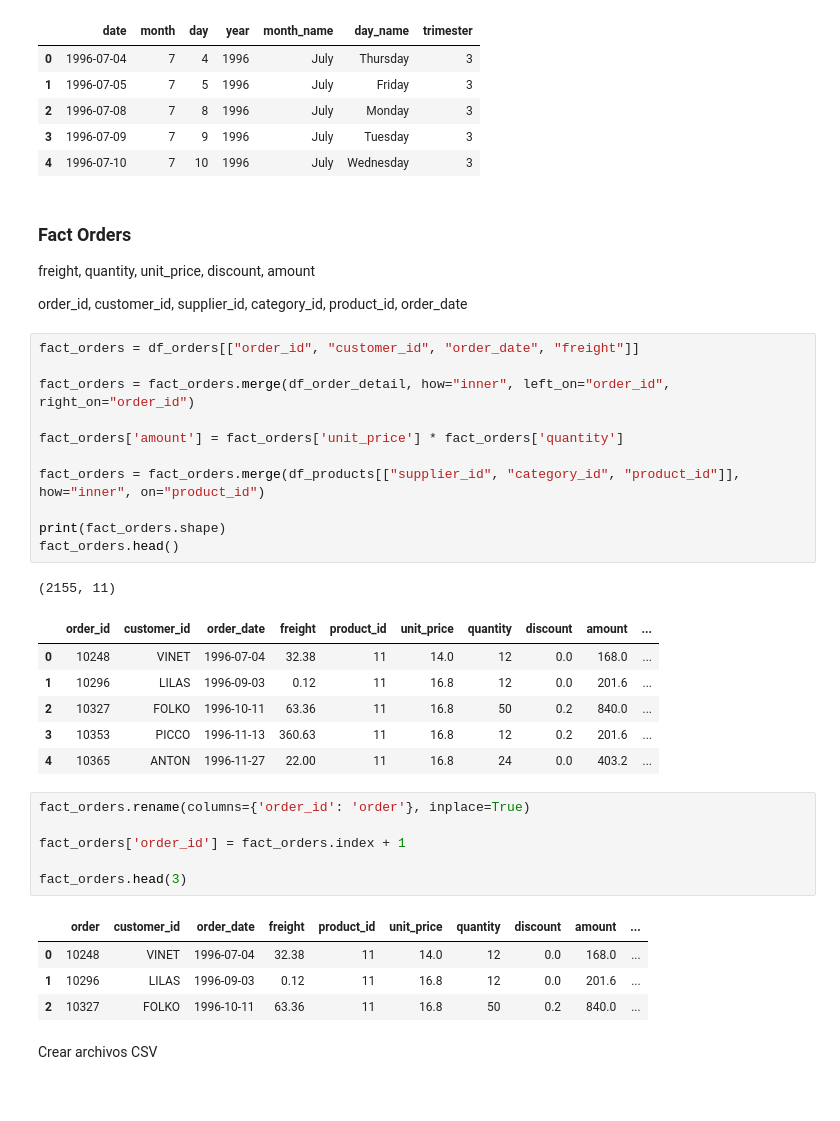
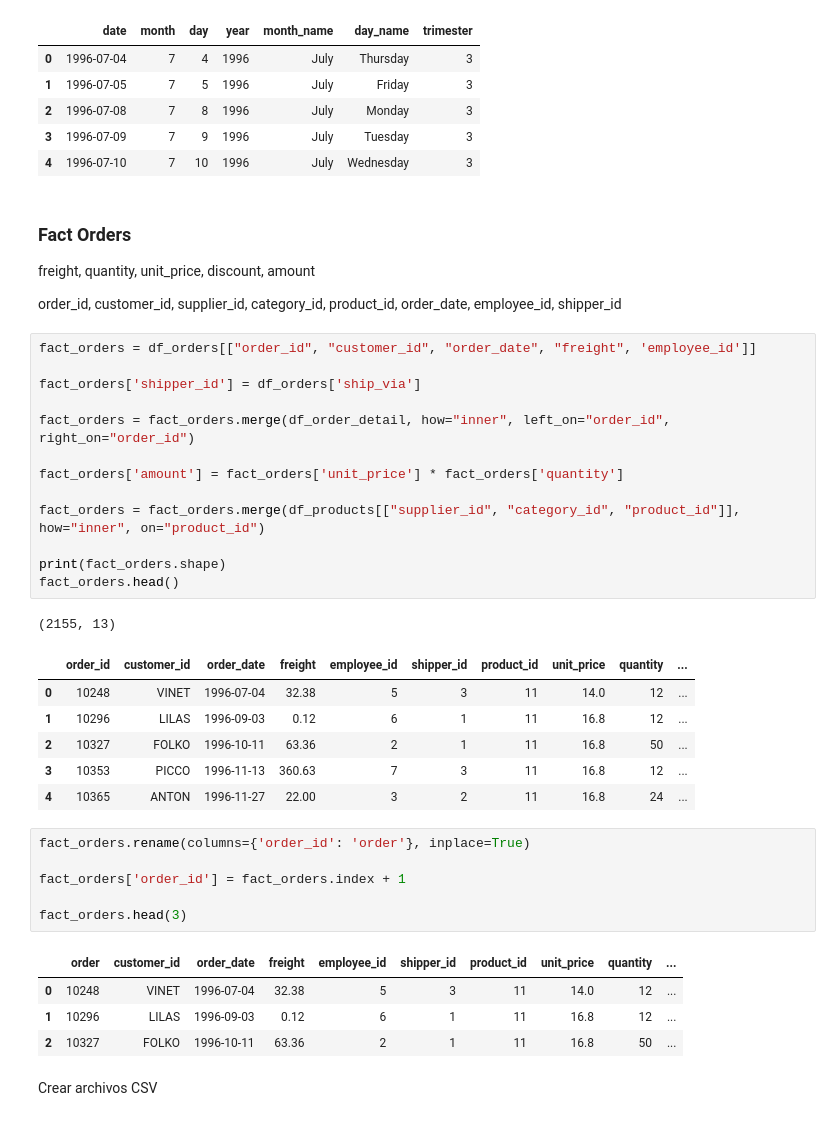
Before and after one commit to SGiraldoZ/nortwhind_ETL, a Jupyter notebook: ETL_nw.ipynb, the cells around one changed output. Cells and saved outputs as stored; diff of their text form.

Commit message:
New dims and fact fields included

```diff
--- a/ETL_nw.ipynb
+++ b/ETL_nw.ipynb
@@ -260,26 +333,28 @@ dim_time.head()
 
 freight, quantity, unit_price, discount, amount
 
-order_id, customer_id, supplier_id, category_id, product_id, order_date
+order_id, customer_id, supplier_id, category_id, product_id, order_date, employee_id, shipper_id
 # %%
-fact_orders = df_orders[["order_id", "customer_id", "order_date", "freight"]]
+fact_orders = df_orders[["order_id", "customer_id", "order_date", "freight", 'employee_id']]
+
+fact_orders['shipper_id'] = df_orders['ship_via']
 
 fact_orders = fact_orders.merge(df_order_detail, how="inner", left_on="order_id", right_on="order_id")
 
 fact_orders['amount'] = fact_orders['unit_price'] * fact_orders['quantity']
 
 fact_orders = fact_orders.merge(df_products[["supplier_id", "category_id", "product_id"]], how="inner", on="product_id")
 
 print(fact_orders.shape)
 fact_orders.head()
 # %% [output]
-(2155, 11)
+(2155, 13)
-|  | order_id | customer_id | order_date | freight | product_id | unit_price | quantity | discount | amount | ... |
-| 0 | 10248 | VINET | 1996-07-04 | 32.38 | 11 | 14.0 | 12 | 0.0 | 168.0 | ... |
-| 1 | 10296 | LILAS | 1996-09-03 | 0.12 | 11 | 16.8 | 12 | 0.0 | 201.6 | ... |
-| 2 | 10327 | FOLKO | 1996-10-11 | 63.36 | 11 | 16.8 | 50 | 0.2 | 840.0 | ... |
-| 3 | 10353 | PICCO | 1996-11-13 | 360.63 | 11 | 16.8 | 12 | 0.2 | 201.6 | ... |
-| 4 | 10365 | ANTON | 1996-11-27 | 22.00 | 11 | 16.8 | 24 | 0.0 | 403.2 | ... |
+|  | order_id | customer_id | order_date | freight | employee_id | shipper_id | product_id | unit_price | quantity | ... |
+| 0 | 10248 | VINET | 1996-07-04 | 32.38 | 5 | 3 | 11 | 14.0 | 12 | ... |
+| 1 | 10296 | LILAS | 1996-09-03 | 0.12 | 6 | 1 | 11 | 16.8 | 12 | ... |
+| 2 | 10327 | FOLKO | 1996-10-11 | 63.36 | 2 | 1 | 11 | 16.8 | 50 | ... |
+| 3 | 10353 | PICCO | 1996-11-13 | 360.63 | 7 | 3 | 11 | 16.8 | 12 | ... |
+| 4 | 10365 | ANTON | 1996-11-27 | 22.00 | 3 | 2 | 11 | 16.8 | 24 | ... |
 # %%
 fact_orders.rename(columns={'order_id': 'order'}, inplace=True)
 
@@ -287,10 +362,10 @@ fact_orders['order_id'] = fact_orders.index + 1
 
 fact_orders.head(3)
 # %% [output]
-|  | order | customer_id | order_date | freight | product_id | unit_price | quantity | discount | amount | ... |
-| 0 | 10248 | VINET | 1996-07-04 | 32.38 | 11 | 14.0 | 12 | 0.0 | 168.0 | ... |
-| 1 | 10296 | LILAS | 1996-09-03 | 0.12 | 11 | 16.8 | 12 | 0.0 | 201.6 | ... |
-| 2 | 10327 | FOLKO | 1996-10-11 | 63.36 | 11 | 16.8 | 50 | 0.2 | 840.0 | ... |
+|  | order | customer_id | order_date | freight | employee_id | shipper_id | product_id | unit_price | quantity | ... |
+| 0 | 10248 | VINET | 1996-07-04 | 32.38 | 5 | 3 | 11 | 14.0 | 12 | ... |
+| 1 | 10296 | LILAS | 1996-09-03 | 0.12 | 6 | 1 | 11 | 16.8 | 12 | ... |
+| 2 | 10327 | FOLKO | 1996-10-11 | 63.36 | 2 | 1 | 11 | 16.8 | 50 | ... |
 # %% [markdown]
 Crear archivos CSV
 # %%
```
Also changed, not shown: parts of 20 cells of this notebook.
